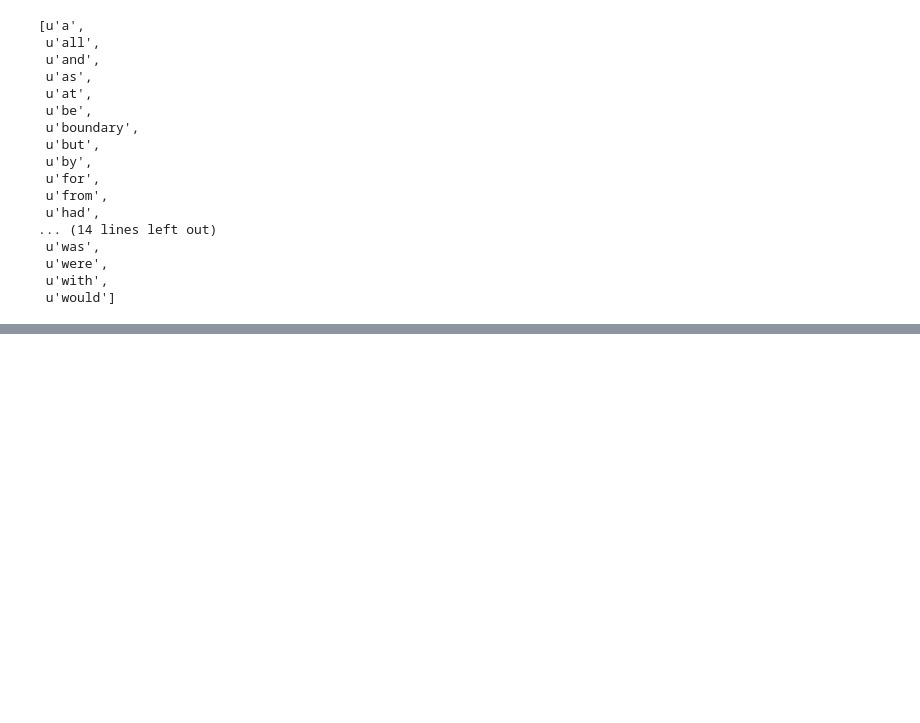
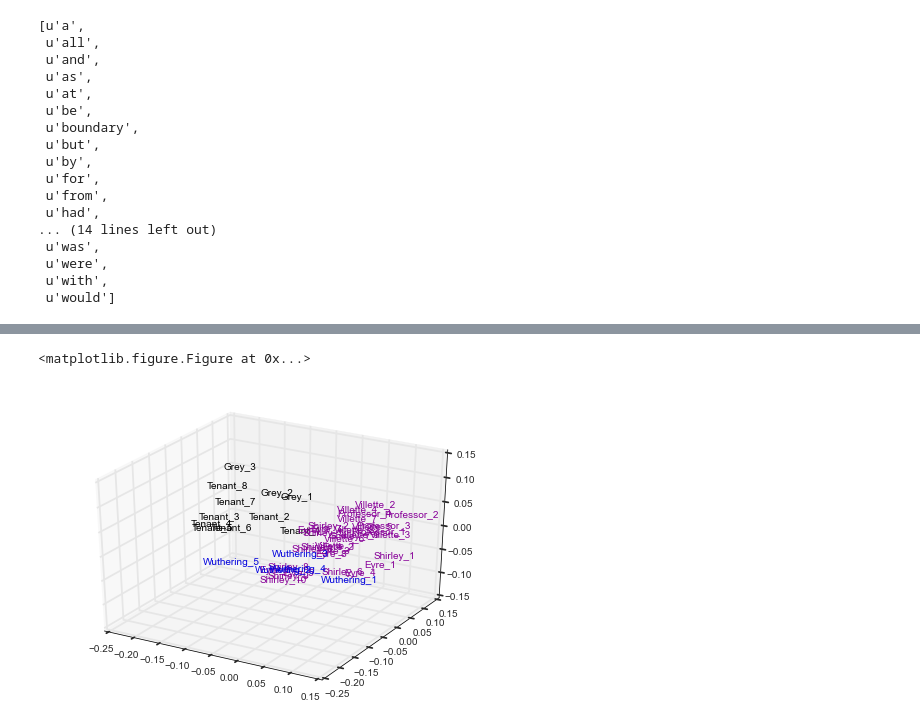
Before and after one commit to mikekestemont/pystyl, a Jupyter notebook: A Walk Through PyStyl.ipynb, the cells around one changed output, grey strips where cells are left out. Cells and saved outputs as stored; diff of their text form; code cells hidden in the pictures; blank space fills up the shorter version.

```diff
--- a/A Walk Through PyStyl.ipynb
+++ b/A Walk Through PyStyl.ipynb
@@ -226,0 +245,8 @@ corpus.vectorize(mfi=30, min_df=0.80)
+# %%
+pca_coor, pca_loadings = pca(corpus, nb_dimensions=3)
+# %%
+scatterplot_3d(corpus, coor=pca_coor, outputfile="/Users/mike/Desktop/3d.pdf",\
+           save=True, show=False, return_svg=False)
+# %% [output]
+<matplotlib.figure.Figure at 0x...>
+[figure, added]
```
Also changed, not shown: parts of 17 cells of this notebook.
